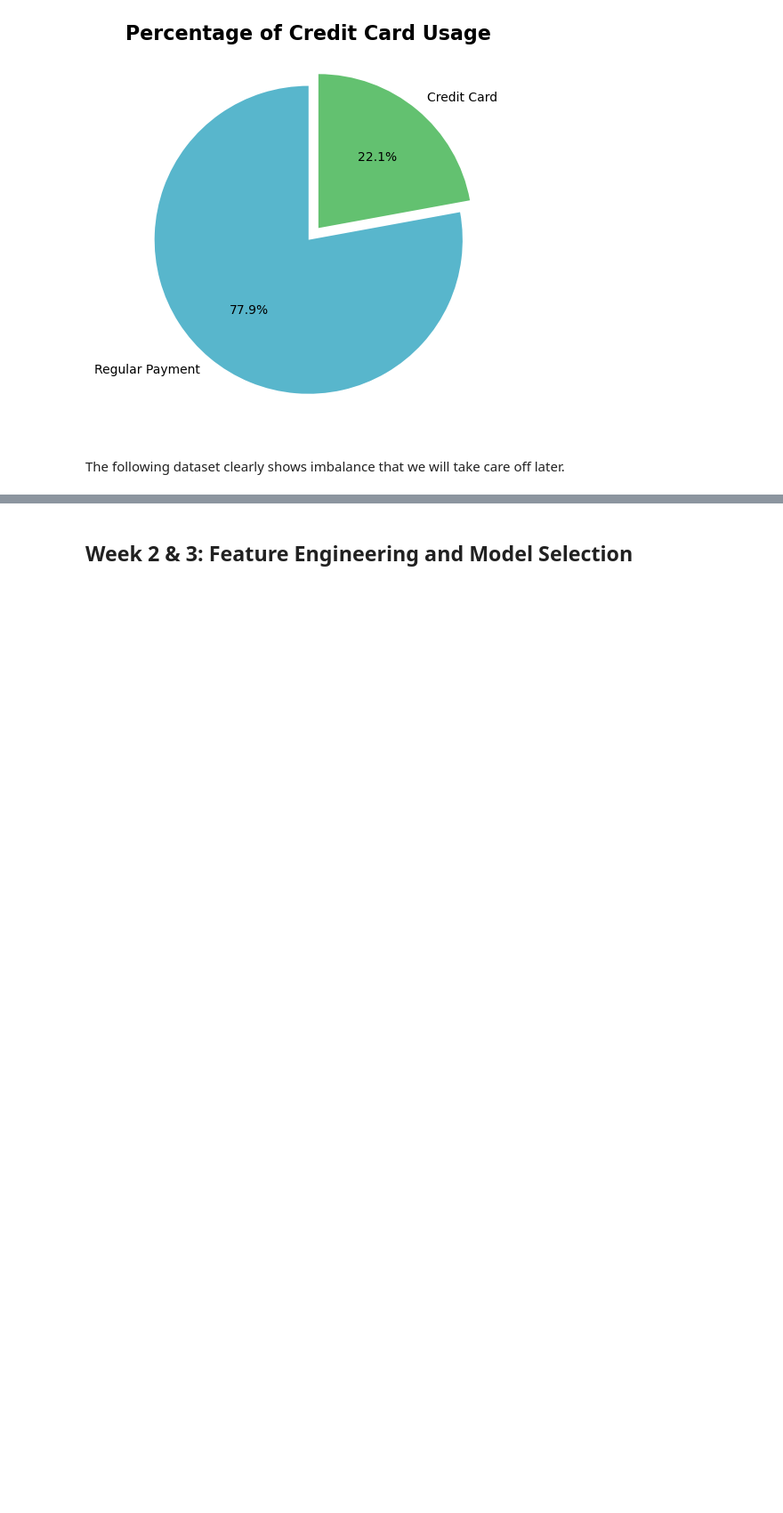
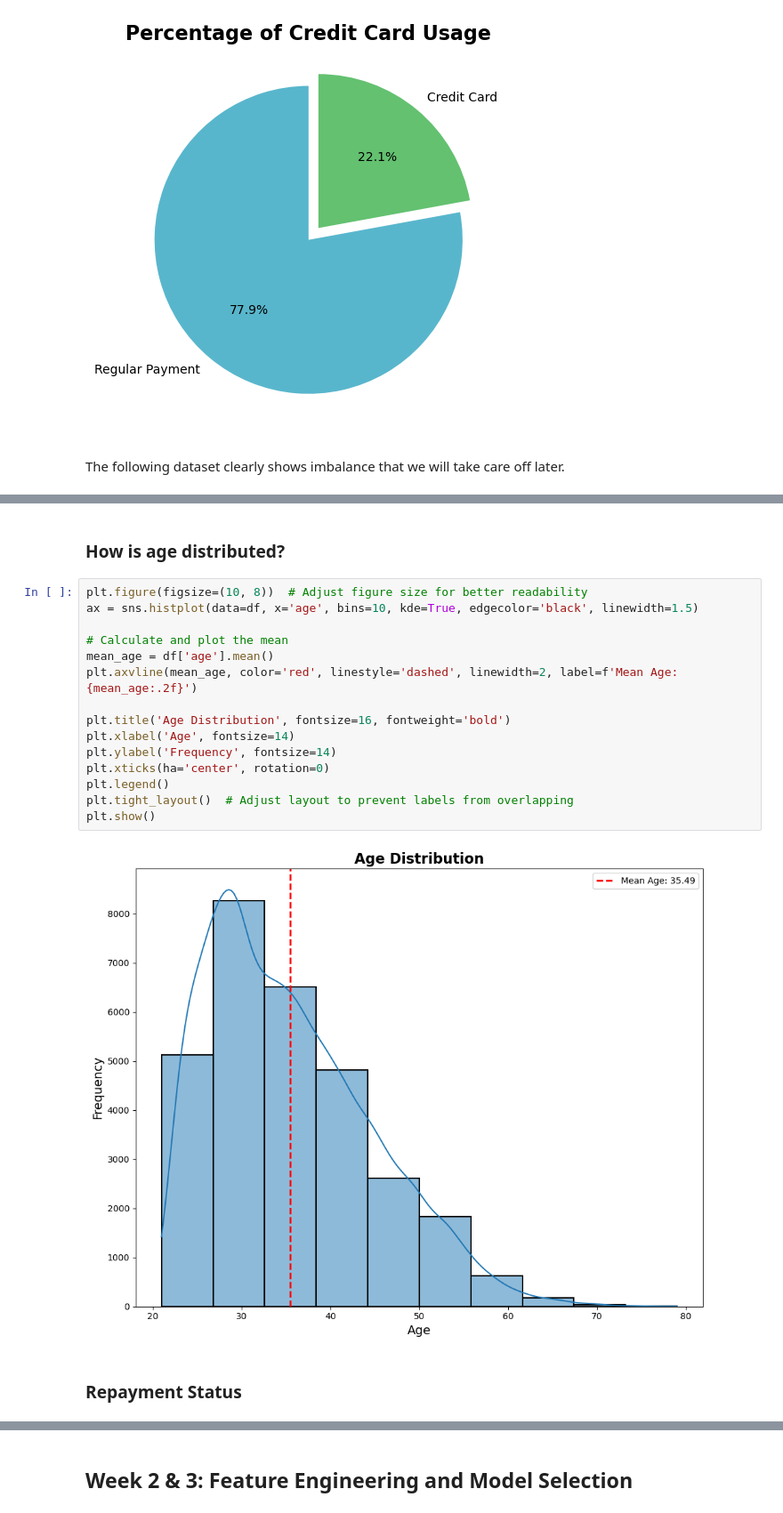
Before and after one commit to ohinson01/SDS-CP014-credit-card-default-pred, a Jupyter notebook: notebooks/olivia-hinson/olivia-credit-card-default-pred.ipynb, the cells around one changed output, grey strips where cells are left out. Shown at 89% size. Cells and saved outputs as stored; diff of their text form; blank space fills up the shorter version.

```diff
--- a/notebooks/olivia-hinson/olivia-credit-card-default-pred.ipynb
+++ b/notebooks/olivia-hinson/olivia-credit-card-default-pred.ipynb
@@ -249,0 +376,21 @@ The following dataset clearly shows imbalance that we will take care off later.
+# %% [markdown]
+### How is age distributed?
+# %%
+plt.figure(figsize=(10, 8))  # Adjust figure size for better readability
+ax = sns.histplot(data=df, x='age', bins=10, kde=True, edgecolor='black', linewidth=1.5)
+
+# Calculate and plot the mean
+mean_age = df['age'].mean()
+plt.axvline(mean_age, color='red', linestyle='dashed', linewidth=2, label=f'Mean Age: {mean_age:.2f}')
+
+plt.title('Age Distribution', fontsize=16, fontweight='bold')
+plt.xlabel('Age', fontsize=14)
+plt.ylabel('Frequency', fontsize=14)
+plt.xticks(ha='center', rotation=0)
+plt.legend()
+plt.tight_layout()  # Adjust layout to prevent labels from overlapping
+plt.show()
+# %% [output]
+[figure, added]
+# %% [markdown]
+### Repayment Status
```
Also changed, not shown: parts of 33 cells of this notebook.
